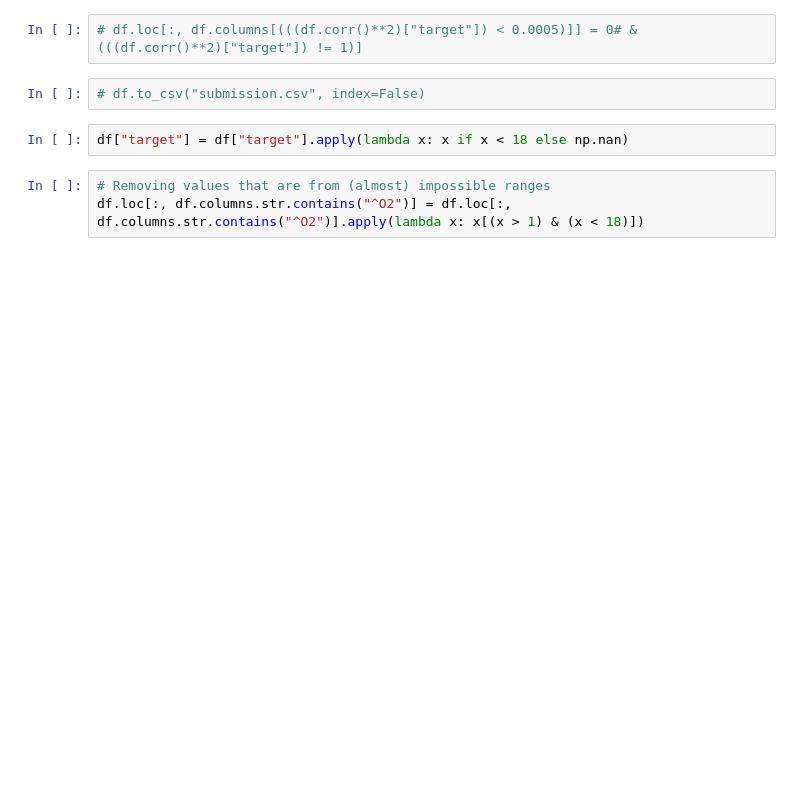
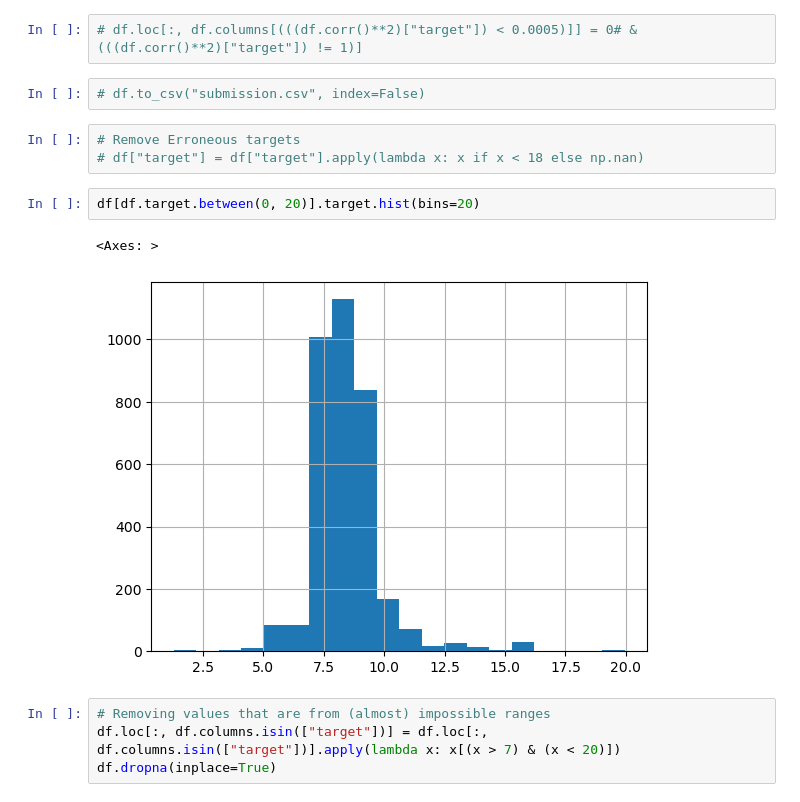
Before and after one commit to LazyDart/KaggleS3E21, a Jupyter notebook: data_creation.ipynb, the cells around one changed output. Drawn from its saved outputs; the diff is of its cells as text; blank space fills up the shorter version.

```diff
--- a/data_creation.ipynb
+++ b/data_creation.ipynb
@@ -9,8 +43,15 @@ df = pd.read_csv("sample_submission.csv")
 # %%
 # df.to_csv("submission.csv", index=False)
 # %%
-df["target"] = df["target"].apply(lambda x: x if x < 18 else np.nan)
+# Remove Erroneous targets
+# df["target"] = df["target"].apply(lambda x: x if x < 18 else np.nan)
+# %%
+df[df.target.between(0, 20)].target.hist(bins=20)
+# %% [output]
+<Axes: >
+[figure, added]
 # %%
 # Removing values that are from (almost) impossible ranges
-df.loc[:, df.columns.str.contains("^O2")] = df.loc[:, df.columns.str.contains("^O2")].apply(lambda x: x[(x > 1) & (x < 18)])
+df.loc[:, df.columns.isin(["target"])] = df.loc[:, df.columns.isin(["target"])].apply(lambda x: x[(x > 7) & (x < 20)])
+df.dropna(inplace=True)
 # %%
```
Also changed, not shown: parts of 21 cells of this notebook.
